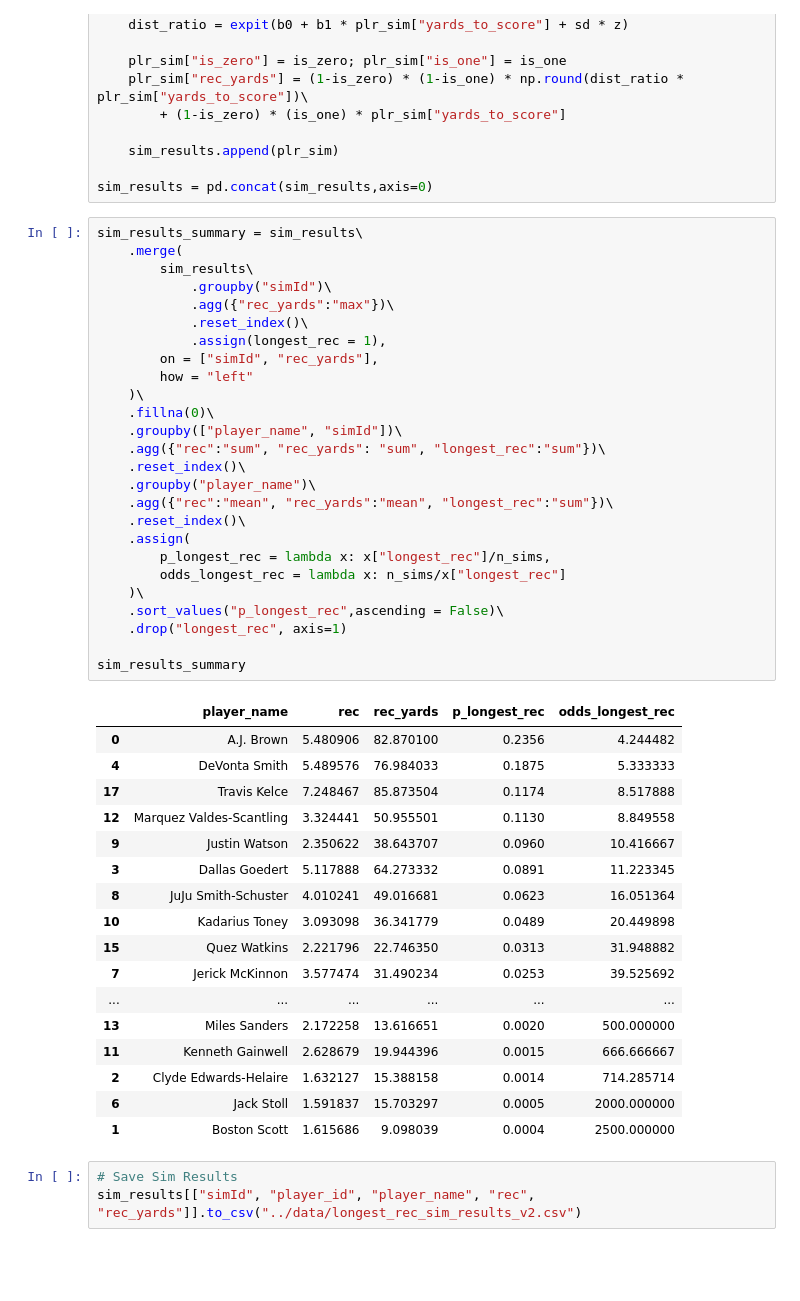
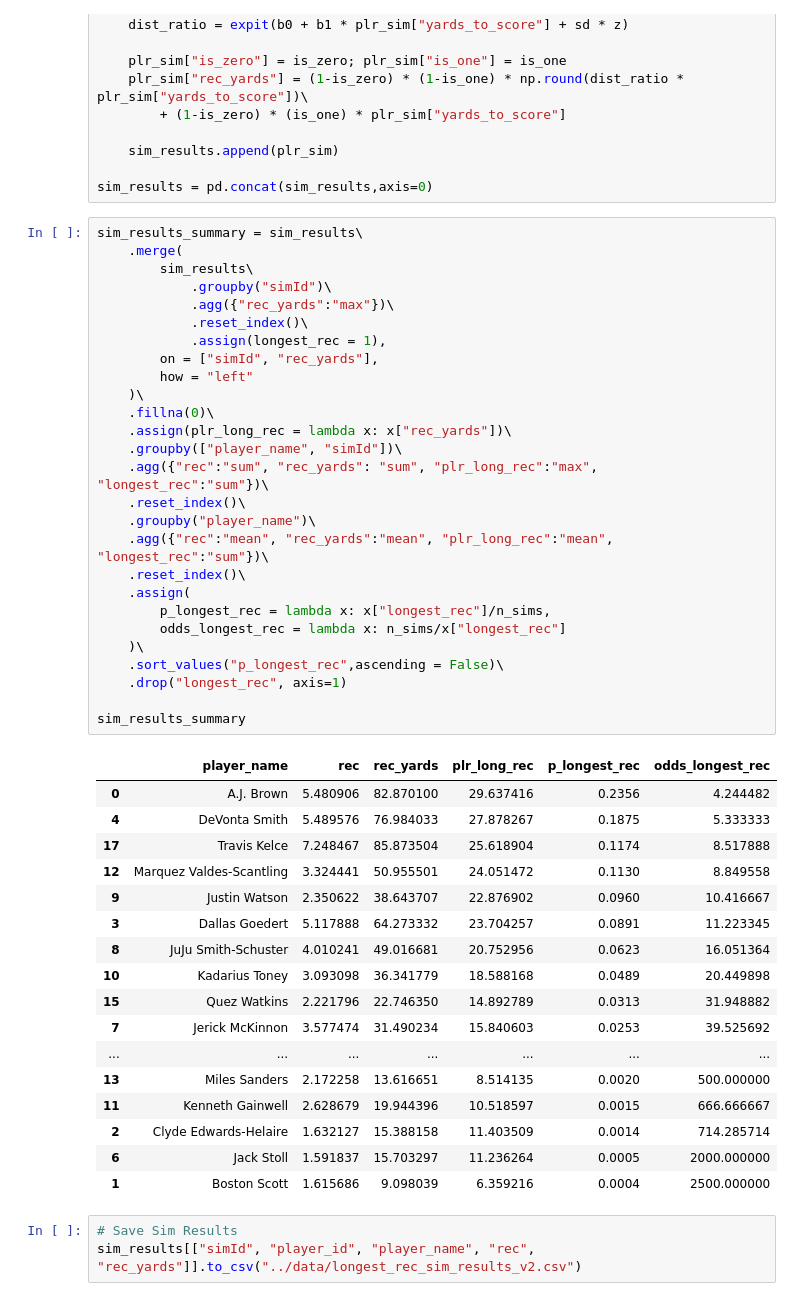
Before and after one commit to masonyahrFD/super_bowl_props, a Jupyter notebook: markets/longest_reception.ipynb, the cells around one changed output. Saved outputs shown, nothing was run; the diff lists cells and outputs as text; blank space fills up the shorter version.

Commit message:
longest rec

```diff
--- a/markets/longest_reception.ipynb
+++ b/markets/longest_reception.ipynb
@@ -606,47 +606,48 @@ sim_results = pd.concat(sim_results,axis=0)
 # %%
 sim_results_summary = sim_results\
     .merge(
         sim_results\
             .groupby("simId")\
             .agg({"rec_yards":"max"})\
             .reset_index()\
             .assign(longest_rec = 1),
         on = ["simId", "rec_yards"],
         how = "left"
     )\
     .fillna(0)\
+    .assign(plr_long_rec = lambda x: x["rec_yards"])\
     .groupby(["player_name", "simId"])\
-    .agg({"rec":"sum", "rec_yards": "sum", "longest_rec":"sum"})\
+    .agg({"rec":"sum", "rec_yards": "sum", "plr_long_rec":"max", "longest_rec":"sum"})\
     .reset_index()\
     .groupby("player_name")\
-    .agg({"rec":"mean", "rec_yards":"mean", "longest_rec":"sum"})\
+    .agg({"rec":"mean", "rec_yards":"mean", "plr_long_rec":"mean", "longest_rec":"sum"})\
     .reset_index()\
     .assign(
         p_longest_rec = lambda x: x["longest_rec"]/n_sims,
         odds_longest_rec = lambda x: n_sims/x["longest_rec"]
     )\
     .sort_values("p_longest_rec",ascending = False)\
     .drop("longest_rec", axis=1)
 
 sim_results_summary
 # %% [output]
-|  | player_name | rec | rec_yards | p_longest_rec | odds_longest_rec |
-| 0 | A.J. Brown | 5.480906 | 82.870100 | 0.2356 | 4.244482 |
-| 4 | DeVonta Smith | 5.489576 | 76.984033 | 0.1875 | 5.333333 |
-| 17 | Travis Kelce | 7.248467 | 85.873504 | 0.1174 | 8.517888 |
-| 12 | Marquez Valdes-Scantling | 3.324441 | 50.955501 | 0.1130 | 8.849558 |
-| 9 | Justin Watson | 2.350622 | 38.643707 | 0.0960 | 10.416667 |
-| 3 | Dallas Goedert | 5.117888 | 64.273332 | 0.0891 | 11.223345 |
-| 8 | JuJu Smith-Schuster | 4.010241 | 49.016681 | 0.0623 | 16.051364 |
-| 10 | Kadarius Toney | 3.093098 | 36.341779 | 0.0489 | 20.449898 |
-| 15 | Quez Watkins | 2.221796 | 22.746350 | 0.0313 | 31.948882 |
-| 7 | Jerick McKinnon | 3.577474 | 31.490234 | 0.0253 | 39.525692 |
-| ... | ... | ... | ... | ... | ... |
-| 13 | Miles Sanders | 2.172258 | 13.616651 | 0.0020 | 500.000000 |
-| 11 | Kenneth Gainwell | 2.628679 | 19.944396 | 0.0015 | 666.666667 |
-| 2 | Clyde Edwards-Helaire | 1.632127 | 15.388158 | 0.0014 | 714.285714 |
-| 6 | Jack Stoll | 1.591837 | 15.703297 | 0.0005 | 2000.000000 |
-| 1 | Boston Scott | 1.615686 | 9.098039 | 0.0004 | 2500.000000 |
+|  | player_name | rec | rec_yards | plr_long_rec | p_longest_rec | odds_longest_rec |
+| 0 | A.J. Brown | 5.480906 | 82.870100 | 29.637416 | 0.2356 | 4.244482 |
+| 4 | DeVonta Smith | 5.489576 | 76.984033 | 27.878267 | 0.1875 | 5.333333 |
+| 17 | Travis Kelce | 7.248467 | 85.873504 | 25.618904 | 0.1174 | 8.517888 |
+| 12 | Marquez Valdes-Scantling | 3.324441 | 50.955501 | 24.051472 | 0.1130 | 8.849558 |
+| 9 | Justin Watson | 2.350622 | 38.643707 | 22.876902 | 0.0960 | 10.416667 |
+| 3 | Dallas Goedert | 5.117888 | 64.273332 | 23.704257 | 0.0891 | 11.223345 |
+| 8 | JuJu Smith-Schuster | 4.010241 | 49.016681 | 20.752956 | 0.0623 | 16.051364 |
+| 10 | Kadarius Toney | 3.093098 | 36.341779 | 18.588168 | 0.0489 | 20.449898 |
+| 15 | Quez Watkins | 2.221796 | 22.746350 | 14.892789 | 0.0313 | 31.948882 |
+| 7 | Jerick McKinnon | 3.577474 | 31.490234 | 15.840603 | 0.0253 | 39.525692 |
+| ... | ... | ... | ... | ... | ... | ... |
+| 13 | Miles Sanders | 2.172258 | 13.616651 | 8.514135 | 0.0020 | 500.000000 |
+| 11 | Kenneth Gainwell | 2.628679 | 19.944396 | 10.518597 | 0.0015 | 666.666667 |
+| 2 | Clyde Edwards-Helaire | 1.632127 | 15.388158 | 11.403509 | 0.0014 | 714.285714 |
+| 6 | Jack Stoll | 1.591837 | 15.703297 | 11.236264 | 0.0005 | 2000.000000 |
+| 1 | Boston Scott | 1.615686 | 9.098039 | 6.359216 | 0.0004 | 2500.000000 |
 # %%
 # Save Sim Results
 sim_results[["simId", "player_id", "player_name", "rec", "rec_yards"]].to_csv("../data/longest_rec_sim_results_v2.csv")
```
